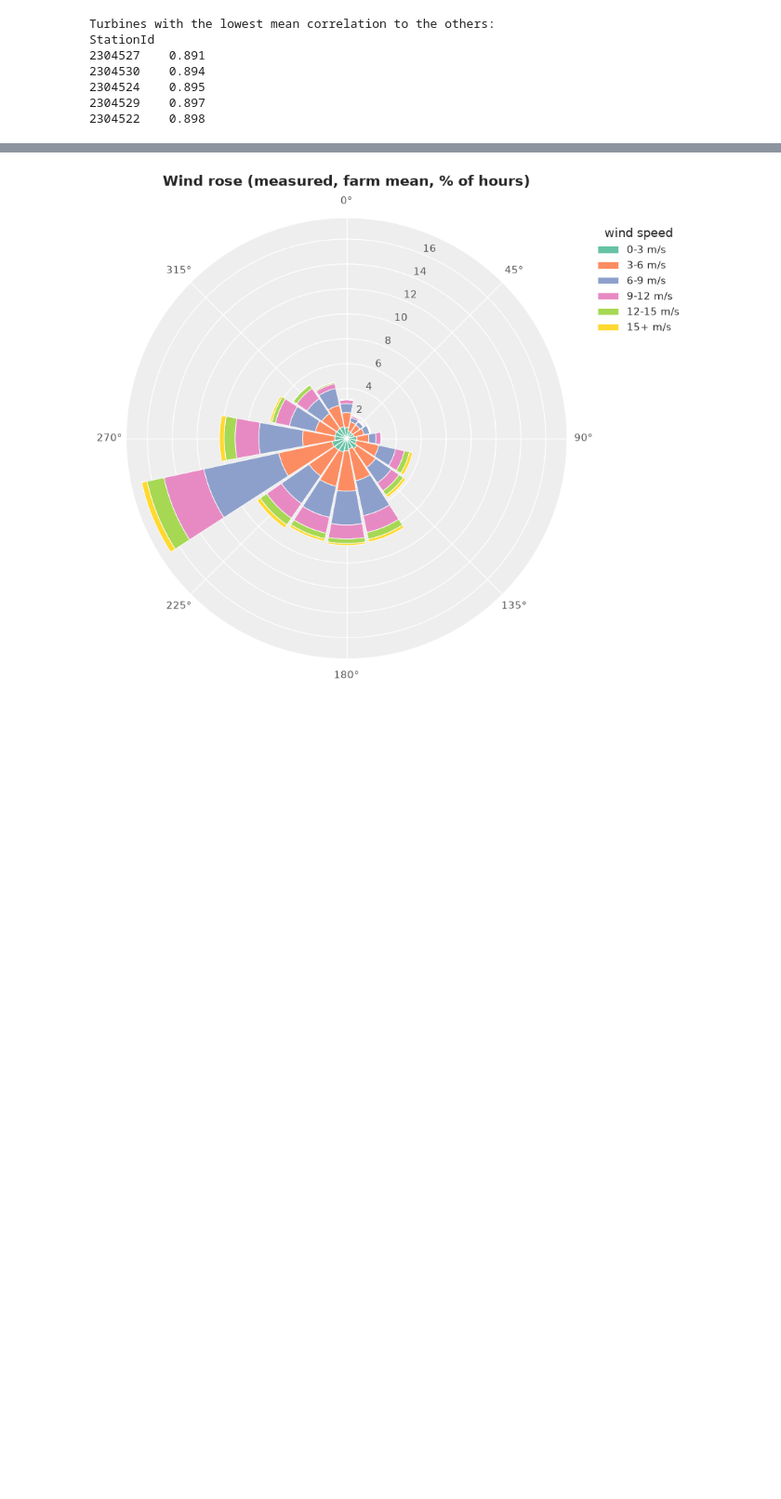
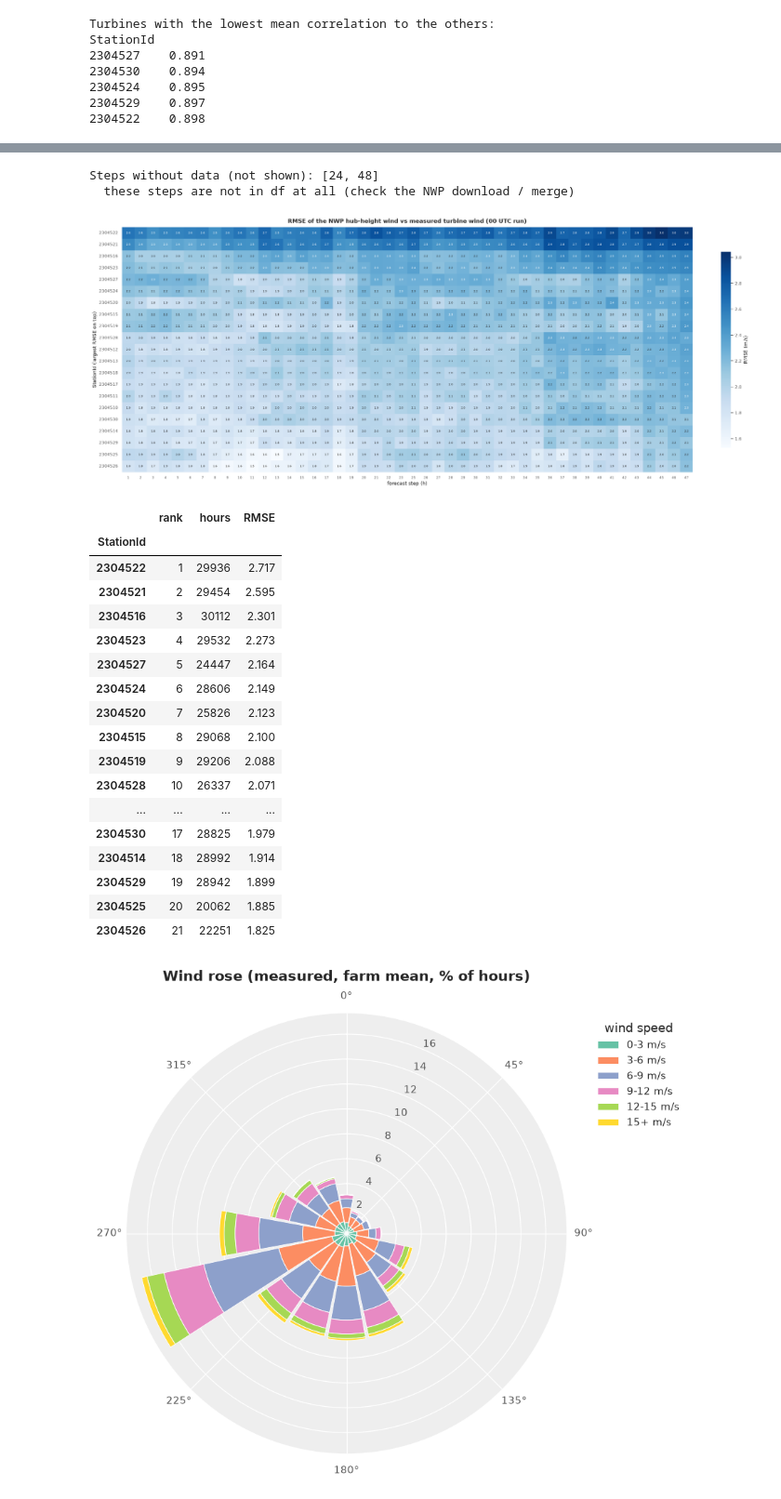
Before and after one commit to zece05/CAPSTONE, a Jupyter notebook: notebooks/4_EDA_of_df4mlparquet.ipynb, the cells around one changed output, grey strips where cells are left out. Shown at 93% size. Saved outputs shown, nothing was run; the diff lists cells and outputs as text; code cells hidden in the pictures; blank space fills up the shorter version.

```diff
--- a/notebooks/4_EDA_of_df4mlparquet.ipynb
+++ b/notebooks/4_EDA_of_df4mlparquet.ipynb
@@ -241,3 +247,63 @@ plt.show()
+# %%
+# 6d. RMSE of the NWP hub-height wind (ws_hub) vs the measured turbine wind, for every forecast step
+RUN_HOUR = 0          # one run time, so each step is always the same hour of day; None = all runs
+
+base = df if RUN_HOUR is None else df[df["run_init"].dt.hour == RUN_HOUR]
+cmp = base.dropna(subset=["wind_act", "ws_hub"]).copy()
+cmp["sq_err"] = (cmp["ws_hub"] - cmp["wind_act"]) ** 2
+
+# RMSE per turbine (rows) and forecast step (columns) - only steps that have data
+rmse = np.sqrt(cmp.groupby(["StationId", "fcst_step"])["sq_err"].mean()).unstack("fcst_step")
+
+# which steps have no forecast-measurement pairs, and why
+no_data = [s for s in range(1, 49) if s not in rmse.columns]
+if no_data:
+    chk = base[base["fcst_step"].isin(no_data)]
+    print("Steps without data (not shown):", no_data)
+    if len(chk) == 0:
+        print("  these steps are not in df at all (check the NWP download / merge)")
+    else:
+        print(f"  rows in df: {len(chk):,}; missing wind_act: {chk['wind_act'].isna().mean():.0%}, "
+              f"missing ws_hub: {chk['ws_hub'].isna().mean():.0%}")
+
+# turbines from the largest to the smallest RMSE (over all steps)
+ranking = (cmp.groupby("StationId")["sq_err"].agg(hours="size", RMSE=lambda s: np.sqrt(s.mean()))
+             .sort_values("RMSE", ascending=False))
+ranking.insert(0, "rank", range(1, len(ranking) + 1))
+rmse = rmse.loc[ranking.index]                          # heatmap rows in the same order as the table
+
+run_txt = "all runs" if RUN_HOUR is None else f"{RUN_HOUR:02d} UTC run"
+fig, ax = plt.subplots(figsize=(22, 9))
+sns.heatmap(rmse, cmap="Blues", annot=True, fmt=".1f", annot_kws={"size": 6.5}, xticklabels=True,
+            cbar_kws={"label": "RMSE (m/s)", "shrink": 0.8}, ax=ax)
+ax.set(title=f"RMSE of the NWP hub-height wind vs measured turbine wind ({run_txt})",
+       xlabel="forecast step (h)", ylabel="StationId (largest RMSE on top)")
+ax.tick_params(axis="x", rotation=0, labelsize=8)
+plt.show()
+
+ranking.round(3)
+# %% [output]
+Steps without data (not shown): [24, 48]
+  these steps are not in df at all (check the NWP download / merge)
+[figure, added]
+|  | rank | hours | RMSE |
+| StationId |  |  |  |
+| 2304522 | 1 | 29936 | 2.717 |
+| 2304521 | 2 | 29454 | 2.595 |
+| 2304516 | 3 | 30112 | 2.301 |
+| 2304523 | 4 | 29532 | 2.273 |
+| 2304527 | 5 | 24447 | 2.164 |
+| 2304524 | 6 | 28606 | 2.149 |
+| 2304520 | 7 | 25826 | 2.123 |
+| 2304515 | 8 | 29068 | 2.100 |
+| 2304519 | 9 | 29206 | 2.088 |
+| 2304528 | 10 | 26337 | 2.071 |
+| ... | ... | ... | ... |
+| 2304530 | 17 | 28825 | 1.979 |
+| 2304514 | 18 | 28992 | 1.914 |
+| 2304529 | 19 | 28942 | 1.899 |
+| 2304525 | 20 | 20062 | 1.885 |
+| 2304526 | 21 | 22251 | 1.825 |
 # %%
 #7. wind rose: direction and speed (measured, farm mean)
 
```
Also changed, not shown: parts of 9 cells of this notebook.
